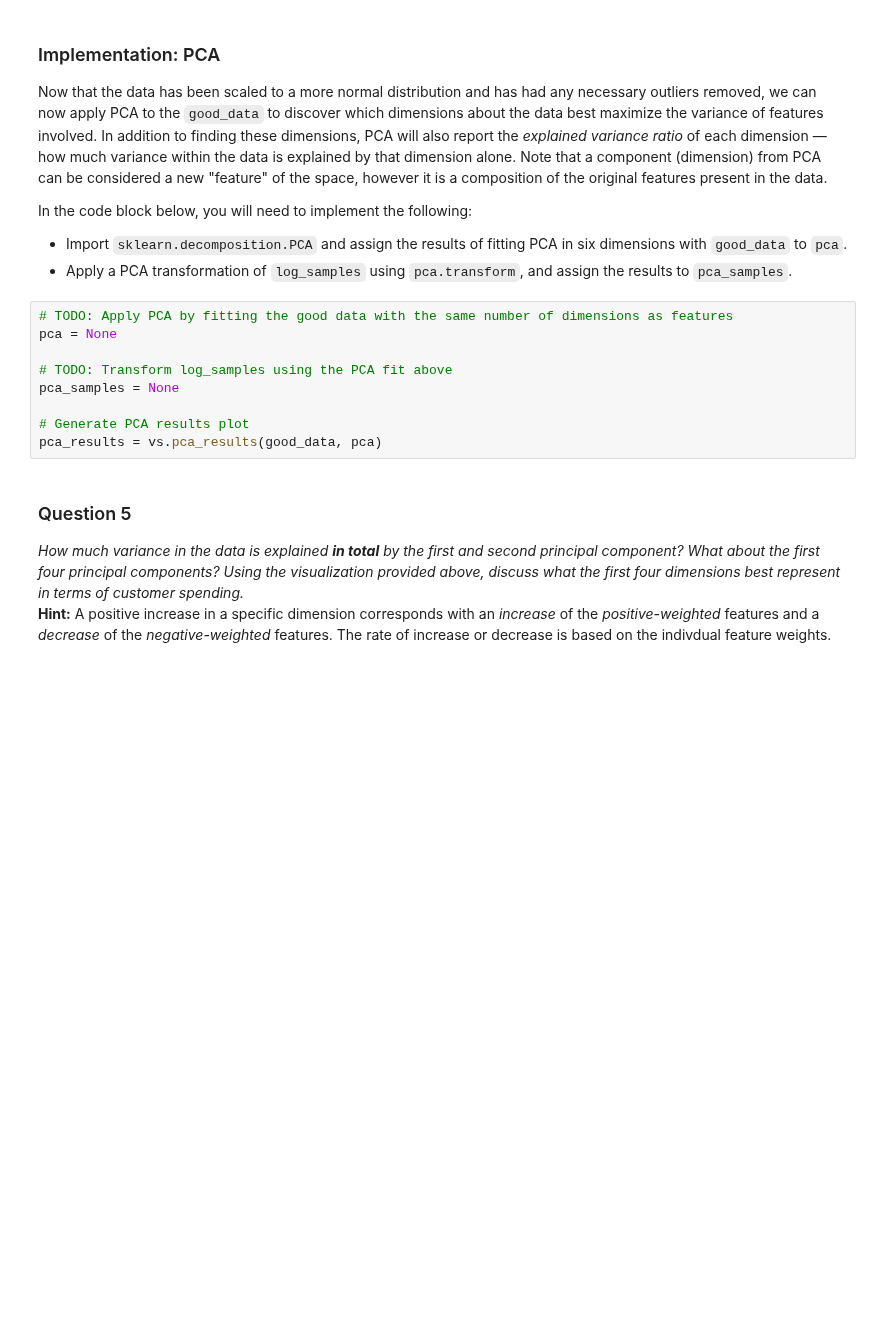
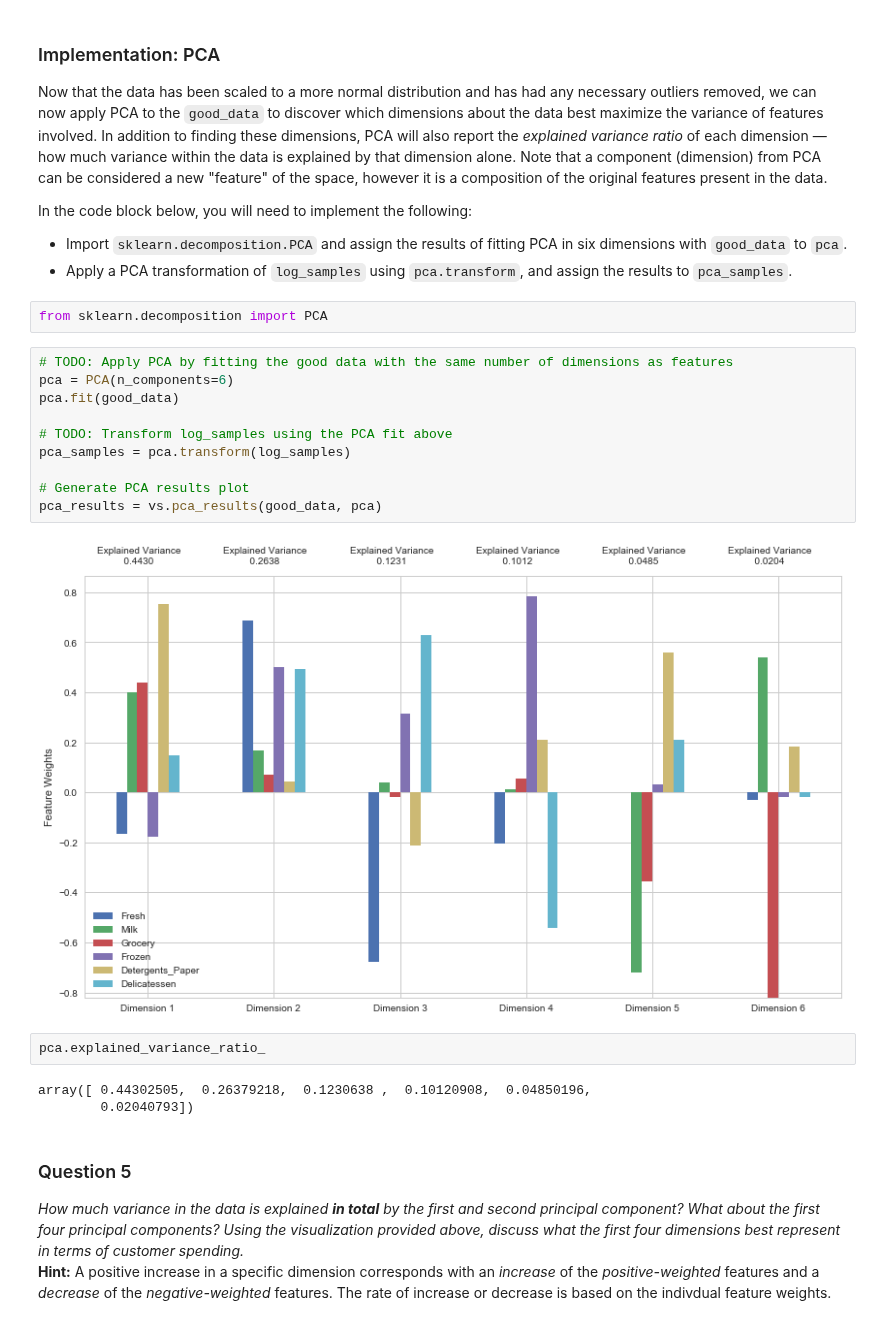
Before and after one commit to NekuSakuraba/machine-learning, a Jupyter notebook: projects/customer_segments/customer_segments.ipynb, the cells around one changed output. Saved outputs shown, nothing was run; the diff lists cells and outputs as text; blank space fills up the shorter version.

```diff
--- a/projects/customer_segments/customer_segments.ipynb
+++ b/projects/customer_segments/customer_segments.ipynb
@@ -391,15 +391,25 @@ Now that the data has been scaled to a more normal distribution and has had any
 In the code block below, you will need to implement the following:
  - Import `sklearn.decomposition.PCA` and assign the results of fitting PCA in six dimensions with `good_data` to `pca`.
  - Apply a PCA transformation of `log_samples` using `pca.transform`, and assign the results to `pca_samples`.
+# %%
+from sklearn.decomposition import PCA
 # %%
 # TODO: Apply PCA by fitting the good data with the same number of dimensions as features
-pca = None
+pca = PCA(n_components=6)
+pca.fit(good_data)
 
 # TODO: Transform log_samples using the PCA fit above
-pca_samples = None
+pca_samples = pca.transform(log_samples)
 
 # Generate PCA results plot
 pca_results = vs.pca_results(good_data, pca)
+# %% [output]
+[figure, added]
+# %%
+pca.explained_variance_ratio_
+# %% [output]
+array([ 0.44302505,  0.26379218,  0.1230638 ,  0.10120908,  0.04850196,
+        0.02040793])
 # %% [markdown]
 ### Question 5
 *How much variance in the data is explained* ***in total*** *by the first and second principal component? What about the first four principal components? Using the visualization provided above, discuss what the first four dimensions best represent in terms of customer spending.*
```
Also changed, not shown: parts of 1 cell of this notebook.
